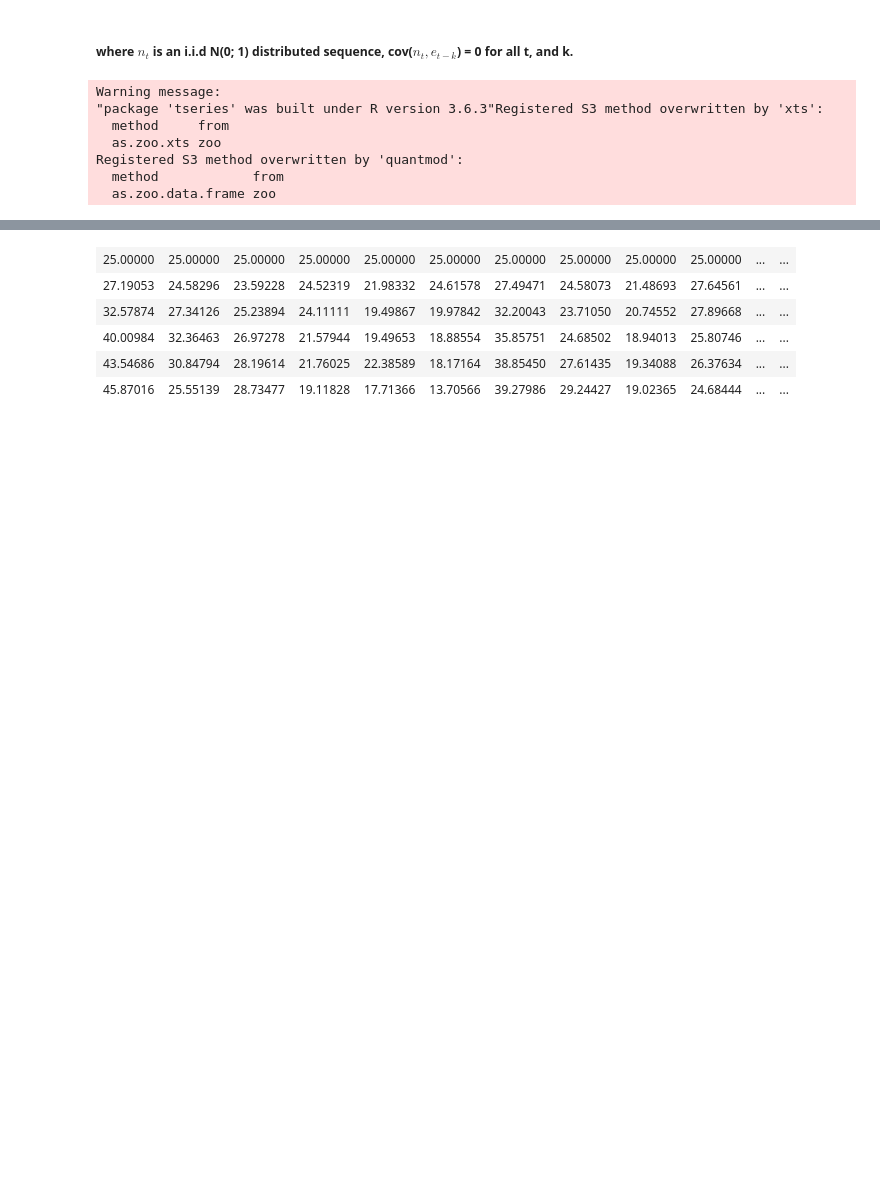
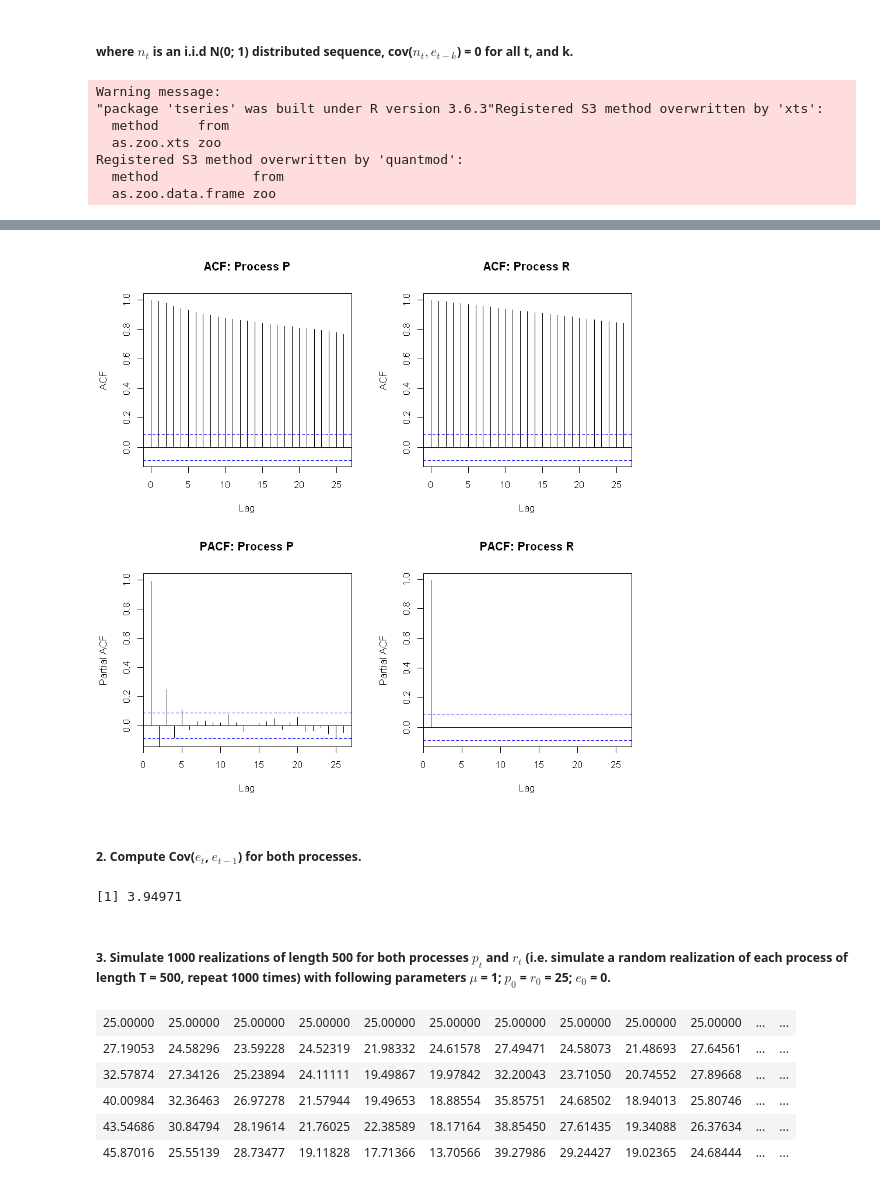
Before and after one commit to 51014941/JEM059-HW-Zhang-and-Qu, a Jupyter notebook: HW1-draft-p2.ipynb, the cells around one changed output, grey strips where cells are left out. Drawn from its saved outputs; the diff is of its cells as text; code cells hidden in the pictures; blank space fills up the shorter version.

```diff
--- a/HW1-draft-p2.ipynb
+++ b/HW1-draft-p2.ipynb
@@ -90,3 +80,24 @@ cov(p_e, p_e)
+# %%
+options(repr.plot.width = 8, repr.plot.height = 8)
+par(mfrow = c(2, 2))
+# use acf() function for Auto autocorrelation function
+acf(p_nd, main = 'ACF: Process P')
+acf(r_nd, main = 'ACF: Process R')
+# use pacf() function for Partial Auto autocorrelation function
+pacf(p_nd, main = 'PACF: Process P', ylim = c(-.1, 1))
+pacf(r_nd, main = 'PACF: Process R')
+# %% [output]
+[figure, added]
+# %% [markdown]
+##### 2. Compute Cov($e_{t}$, $e_{t-1}$) for both processes.
+# %%
+# covariance of process p
+
+cov(p_e, p_e)
+# %% [output]
+[1] 3.94971
+# %% [markdown]
+##### 3. Simulate 1000 realizations of length 500 for both processes $p_{t}$ and $r_{t}$ (i.e. simulate a random realization of each process of length T = 500, repeat 1000 times) with following parameters $\mu$ = 1; $p_{0}$ =  $r_{0}$  = 25; $e_{0}$ = 0.
 # %%
 # Simulate process p
 
```
Also changed, not shown: parts of 13 cells of this notebook.
